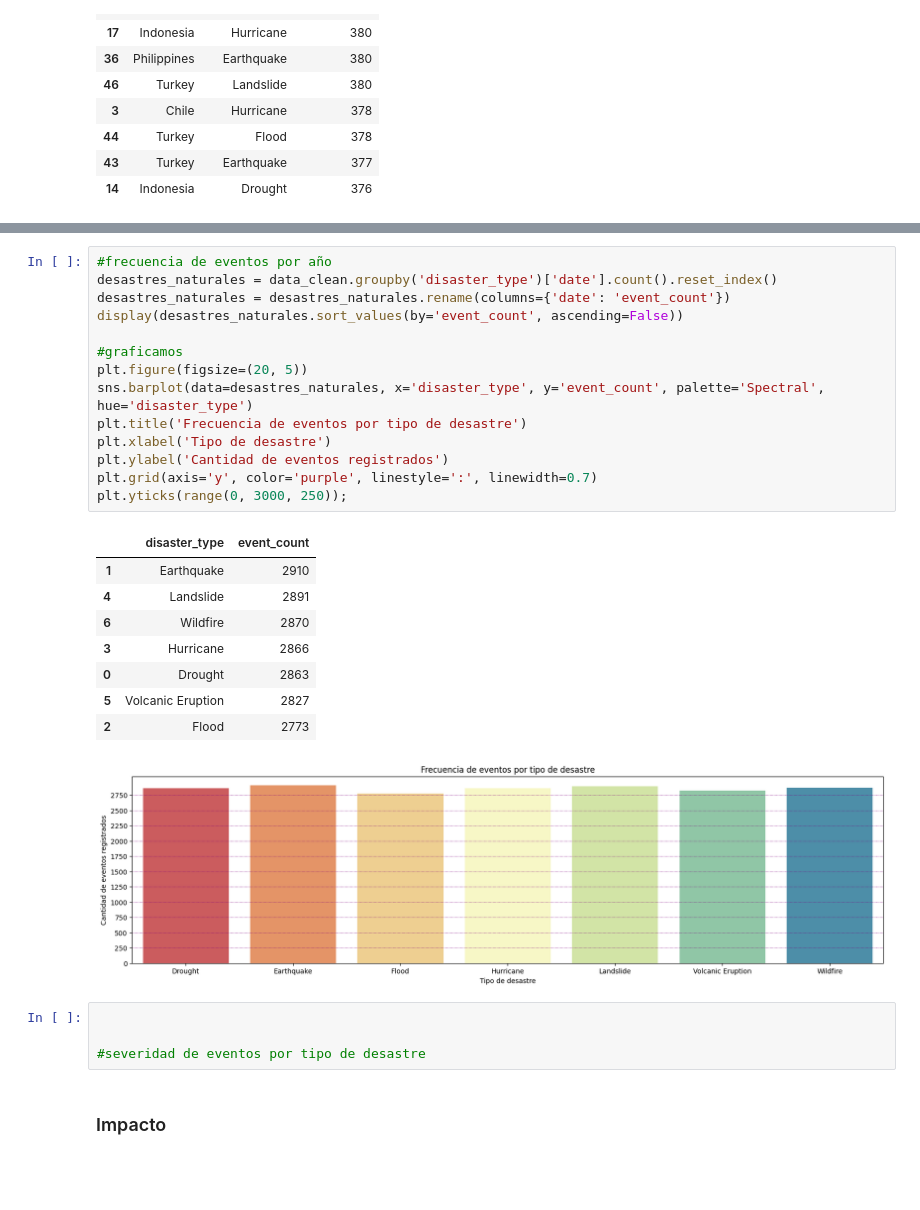
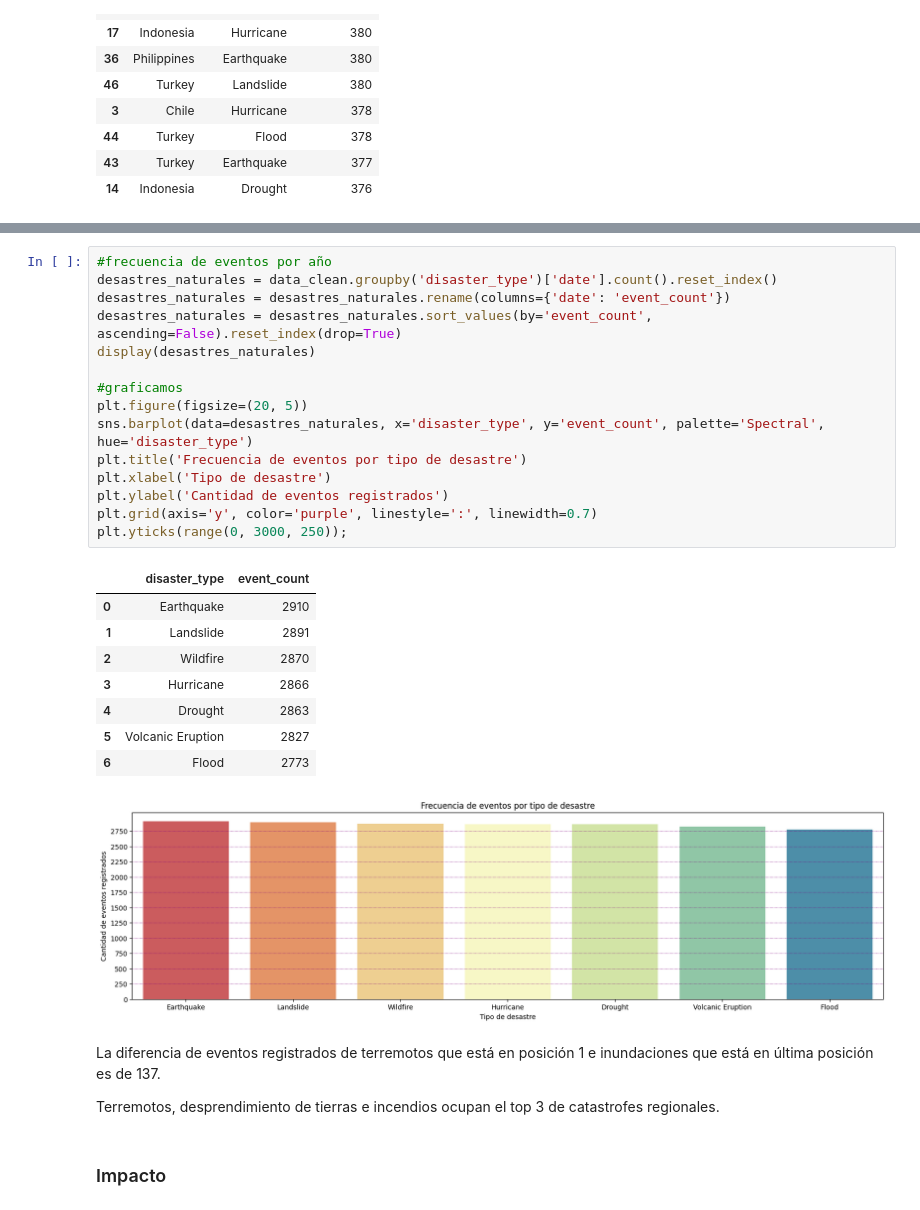
Before and after one commit to ailinalvarez/natural_disaster, a Jupyter notebook: disaster_event.ipynb, the cells around one changed output, grey strips where cells are left out. Saved outputs shown, nothing was run; the diff lists cells and outputs as text; blank space fills up the shorter version.

```diff
--- a/disaster_event.ipynb
+++ b/disaster_event.ipynb
@@ -400,30 +406,31 @@ Fenómeno más recurrente por país:
 # %%
 #frecuencia de eventos por año
 desastres_naturales = data_clean.groupby('disaster_type')['date'].count().reset_index()
 desastres_naturales = desastres_naturales.rename(columns={'date': 'event_count'})
-display(desastres_naturales.sort_values(by='event_count', ascending=False))
+desastres_naturales = desastres_naturales.sort_values(by='event_count', ascending=False).reset_index(drop=True)
+display(desastres_naturales)
 
 #graficamos
 plt.figure(figsize=(20, 5))
 sns.barplot(data=desastres_naturales, x='disaster_type', y='event_count', palette='Spectral', hue='disaster_type')
 plt.title('Frecuencia de eventos por tipo de desastre')
 plt.xlabel('Tipo de desastre')
 plt.ylabel('Cantidad de eventos registrados')
 plt.grid(axis='y', color='purple', linestyle=':', linewidth=0.7)
 plt.yticks(range(0, 3000, 250));
 # %% [output]
 |  | disaster_type | event_count |
-| 1 | Earthquake | 2910 |
-| 4 | Landslide | 2891 |
-| 6 | Wildfire | 2870 |
+| 0 | Earthquake | 2910 |
+| 1 | Landslide | 2891 |
+| 2 | Wildfire | 2870 |
 | 3 | Hurricane | 2866 |
-| 0 | Drought | 2863 |
+| 4 | Drought | 2863 |
 | 5 | Volcanic Eruption | 2827 |
-| 2 | Flood | 2773 |
+| 6 | Flood | 2773 |
-[figure, old version]
+[figure, new version]
-# %%
-
-
-#severidad de eventos por tipo de desastre
+# %% [markdown]
+La diferencia de eventos registrados de terremotos que está en posición 1 e inundaciones que está en última posición es de 137.
+
+Terremotos, desprendimiento de tierras e incendios ocupan el top 3 de catastrofes regionales.
 # %% [markdown]
 ### Impacto
```
Also changed, not shown: parts of 16 cells of this notebook, 2 other files.
